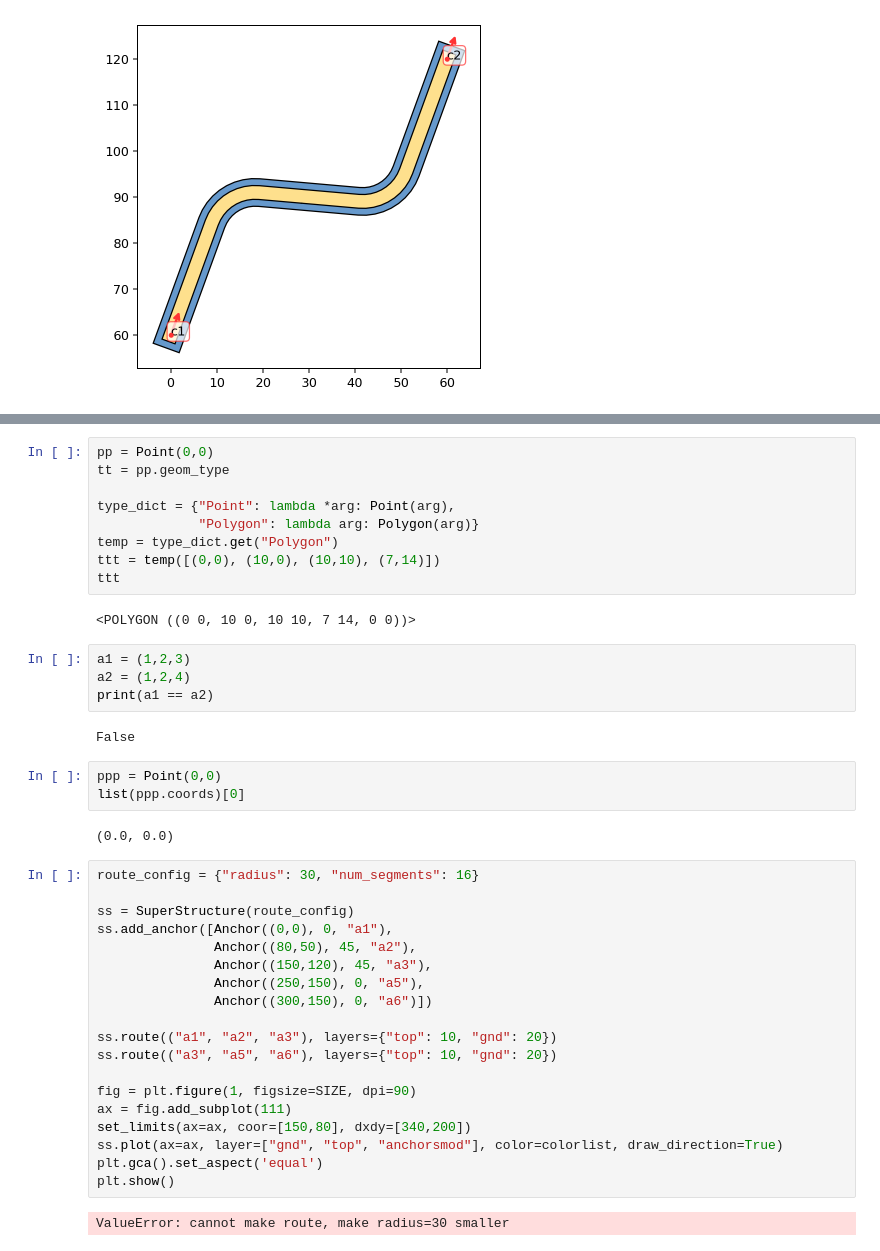
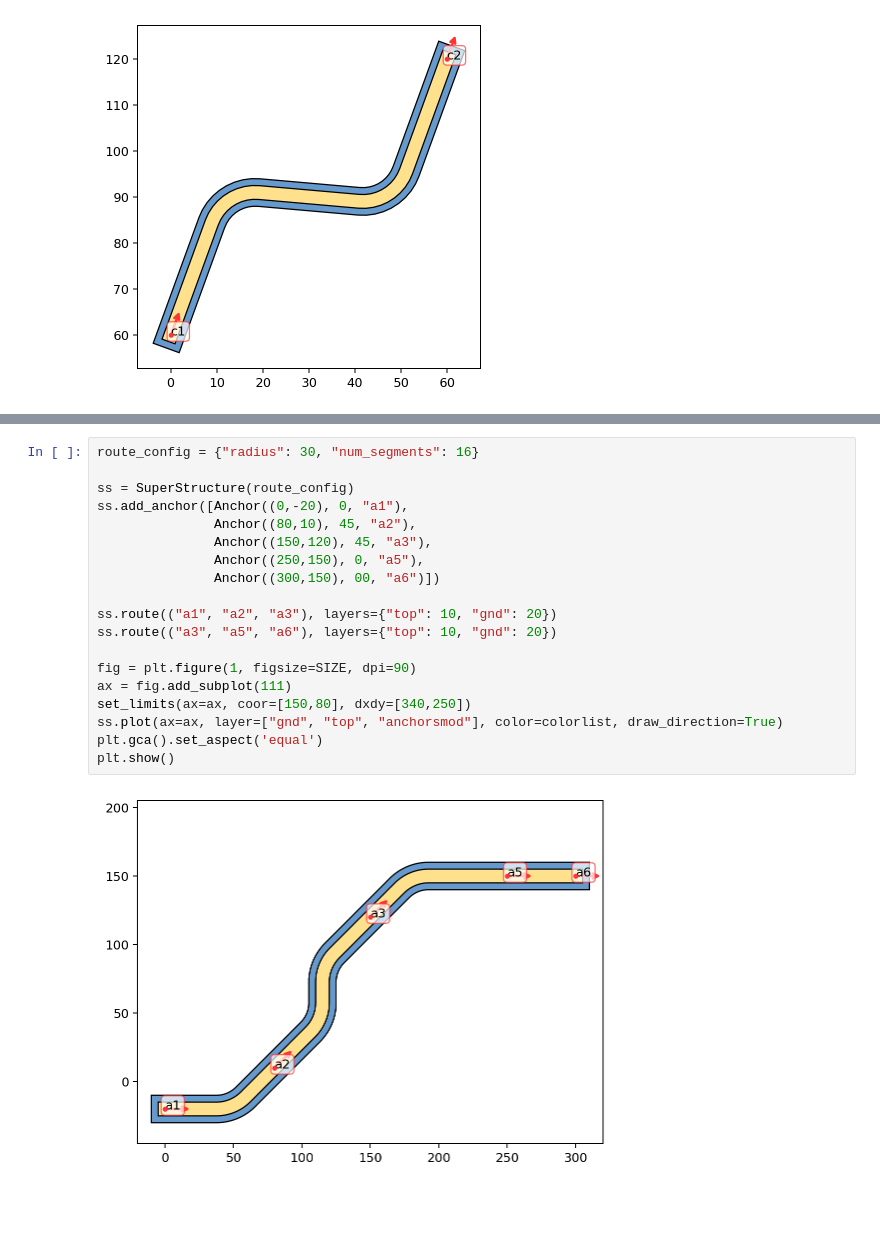
Before and after one commit to eeroqlab/zeroheliumkit, a Jupyter notebook: dev/anchors_test.ipynb, the cells around one changed output, grey strips where cells are left out. Drawn from its saved outputs; the diff is of its cells as text; blank space fills up the shorter version.

```diff
--- a/dev/anchors_test.ipynb
+++ b/dev/anchors_test.ipynb
@@ -188,43 +172,21 @@ plt.show()
-# %%
-pp = Point(0,0)
-tt = pp.geom_type
-
-type_dict = {"Point": lambda *arg: Point(arg),
-             "Polygon": lambda arg: Polygon(arg)}
-temp = type_dict.get("Polygon")
-ttt = temp([(0,0), (10,0), (10,10), (7,14)])
-ttt
-# %% [output]
-<POLYGON ((0 0, 10 0, 10 10, 7 14, 0 0))>
-# %%
-a1 = (1,2,3)
-a2 = (1,2,4)
-print(a1 == a2)
-# %% [output]
-False
-# %%
-ppp = Point(0,0)
-list(ppp.coords)[0]
-# %% [output]
-(0.0, 0.0)
 # %%
 route_config = {"radius": 30, "num_segments": 16}
 
 ss = SuperStructure(route_config)
-ss.add_anchor([Anchor((0,0), 0, "a1"),
-               Anchor((80,50), 45, "a2"),
+ss.add_anchor([Anchor((0,-20), 0, "a1"),
+               Anchor((80,10), 45, "a2"),
                Anchor((150,120), 45, "a3"),
                Anchor((250,150), 0, "a5"),
-               Anchor((300,150), 0, "a6")])
+               Anchor((300,150), 00, "a6")])
 
 ss.route(("a1", "a2", "a3"), layers={"top": 10, "gnd": 20})
 ss.route(("a3", "a5", "a6"), layers={"top": 10, "gnd": 20})
 
 fig = plt.figure(1, figsize=SIZE, dpi=90)
 ax = fig.add_subplot(111)
-set_limits(ax=ax, coor=[150,80], dxdy=[340,200])
+set_limits(ax=ax, coor=[150,80], dxdy=[340,250])
 ss.plot(ax=ax, layer=["gnd", "top", "anchorsmod"], color=colorlist, draw_direction=True)
 plt.gca().set_aspect('equal')
 plt.show()
 # %% [output]
-ValueError: cannot make route, make radius=30 smaller
+[figure, added]
```
Also changed, not shown: parts of 5 cells of this notebook, 2 other files.
